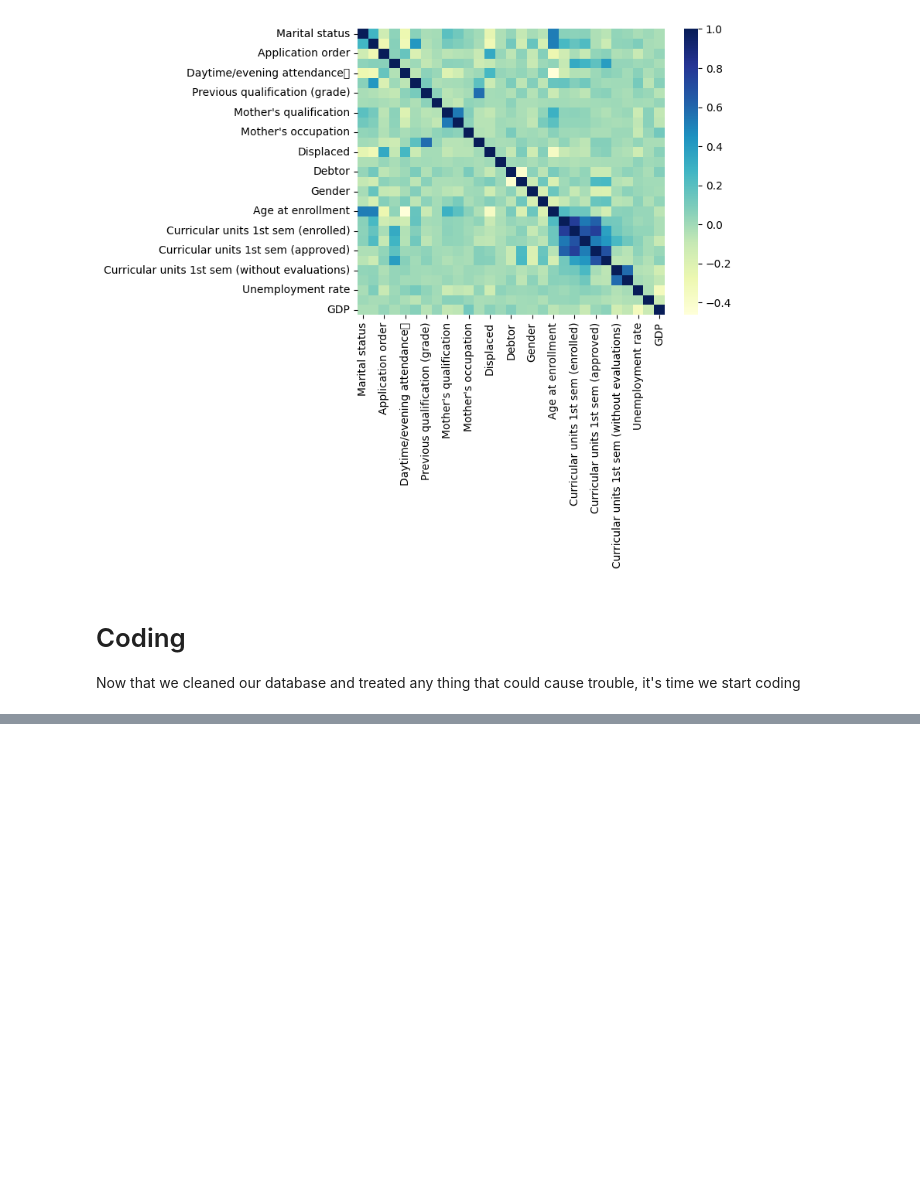
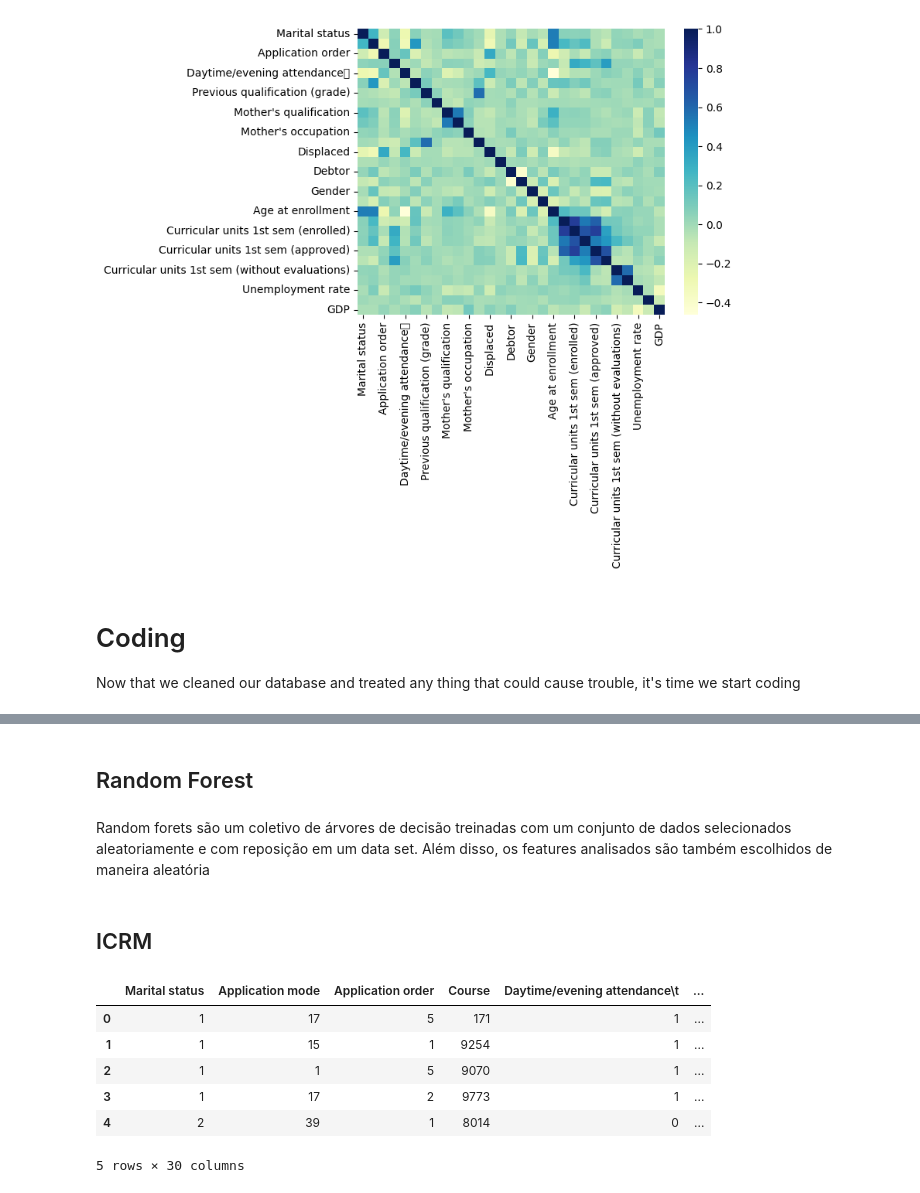
Before and after one commit to Ribeigu/Students-Dropout-Prediction, a Jupyter notebook: dataAnalysis.ipynb, the cells around one changed output, grey strips where cells are left out. Saved outputs shown, nothing was run; the diff lists cells and outputs as text; code cells hidden in the pictures; blank space fills up the shorter version.

Commit message:
Adição de Árvores de Decisão, Random Forest e início do algoritmo genético

```diff
--- a/dataAnalysis.ipynb
+++ b/dataAnalysis.ipynb
@@ -304,0 +388,4 @@ from sklearn.ensemble import RandomForestClassifier
+# %% [markdown]
+## Random Forest
+# %% [markdown]
+Random forets são um coletivo de árvores de decisão treinadas com um conjunto de dados selecionados aleatoriamente e com reposição em um data set. Além disso, os features analisados são também escolhidos de maneira aleatória
@@ -304,0 +409,12 @@ from sklearn.ensemble import RandomForestClassifier
+# %% [markdown]
+## ICRM
+# %%
+df_PT.head()
+# %% [output]
+|  | Marital status | Application mode | Application order | Course | Daytime/evening attendance\t | ... |
+| 0 | 1 | 17 | 5 | 171 | 1 | ... |
+| 1 | 1 | 15 | 1 | 9254 | 1 | ... |
+| 2 | 1 | 1 | 5 | 9070 | 1 | ... |
+| 3 | 1 | 17 | 2 | 9773 | 1 | ... |
+| 4 | 2 | 39 | 1 | 8014 | 0 | ... |
+5 rows × 30 columns
```
Also changed, not shown: parts of 24 cells of this notebook, 2 other files.
